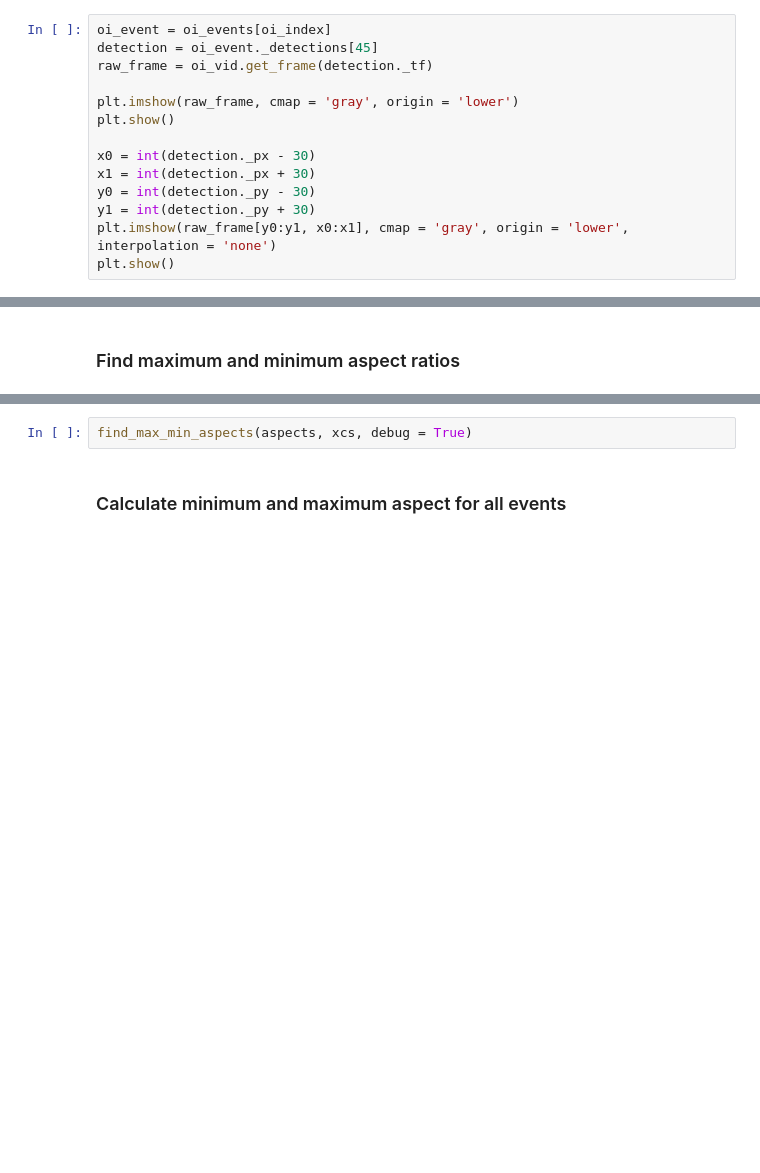
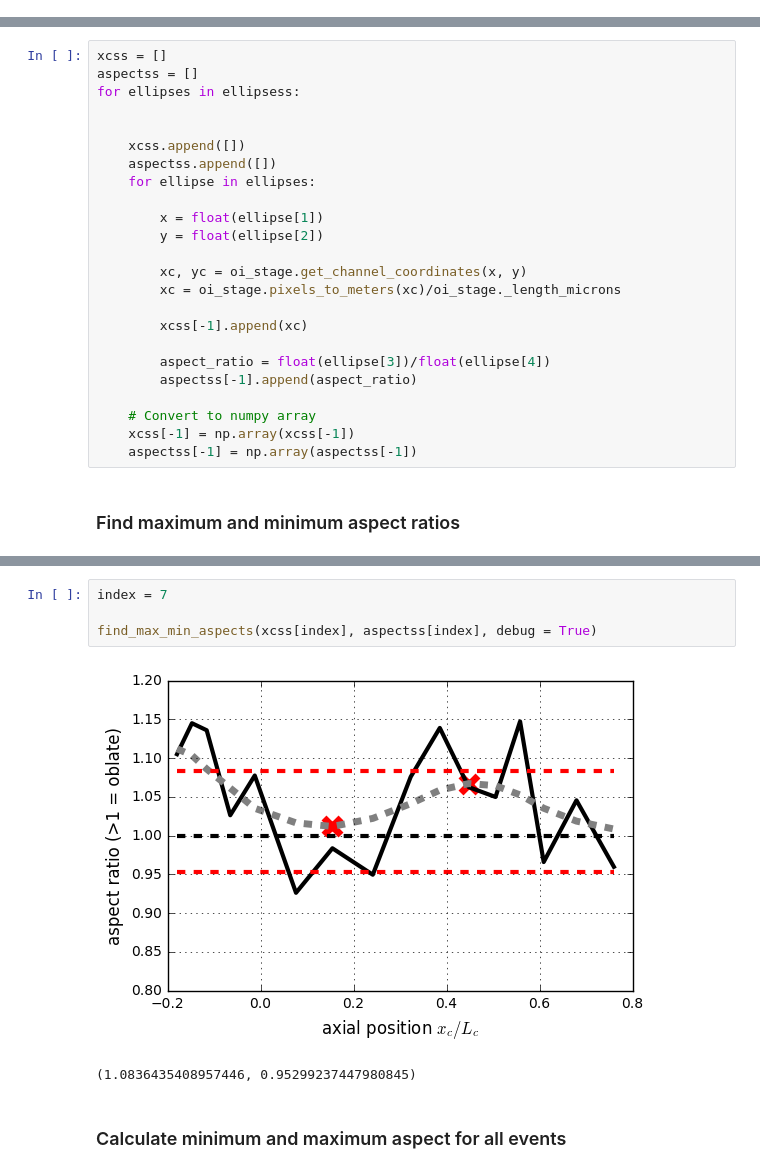
Before and after one commit to codycombs/cell_deformation, a Jupyter notebook: aspect_ratios.ipynb, the cells around one changed output, grey strips where cells are left out. Drawn from its saved outputs; the diff is of its cells as text; blank space fills up the shorter version.

```diff
--- a/aspect_ratios.ipynb
+++ b/aspect_ratios.ipynb
@@ -736,14 +65,0 @@ def preprocess_frame(raw_frame, template_frame, detection, debug = False):
-# %%
-oi_event = oi_events[oi_index]
-detection = oi_event._detections[45]
-raw_frame = oi_vid.get_frame(detection._tf)
-
-plt.imshow(raw_frame, cmap = 'gray', origin = 'lower')
-plt.show()
-
-x0 = int(detection._px - 30)
-x1 = int(detection._px + 30)
-y0 = int(detection._py - 30)
-y1 = int(detection._py + 30)
-plt.imshow(raw_frame[y0:y1, x0:x1], cmap = 'gray', origin = 'lower', interpolation = 'none')
-plt.show()
@@ -783,3 +93,27 @@ plt.show()
+# %%
+xcss = []
+aspectss = []
+for ellipses in ellipsess:
+
+
+    xcss.append([])
+    aspectss.append([])
+    for ellipse in ellipses:
+
+        x = float(ellipse[1])
+        y = float(ellipse[2])
+
+        xc, yc = oi_stage.get_channel_coordinates(x, y)
+        xc = oi_stage.pixels_to_meters(xc)/oi_stage._length_microns
+
+        xcss[-1].append(xc)
+
+        aspect_ratio = float(ellipse[3])/float(ellipse[4])
+        aspectss[-1].append(aspect_ratio)
+
+    # Convert to numpy array
+    xcss[-1] = np.array(xcss[-1])
+    aspectss[-1] = np.array(aspectss[-1])
 # %% [markdown]
 ### Find maximum and minimum aspect ratios
 # %%
@@ -837,7 +186,12 @@ def find_max_min_aspects(aspects, xcs, debug = False):
         plt.show()
 
     return max_aspect, min_aspect
-# %%
-find_max_min_aspects(aspects, xcs, debug = True)
+# %%
+index = 7
+
+find_max_min_aspects(xcss[index], aspectss[index], debug = True)
+# %% [output]
+[figure, added]
+(1.0836435408957446, 0.95299237447980845)
 # %% [markdown]
 ### Calculate minimum and maximum aspect for all events
```
Also changed, not shown: parts of 43 cells of this notebook, 4 other files.
